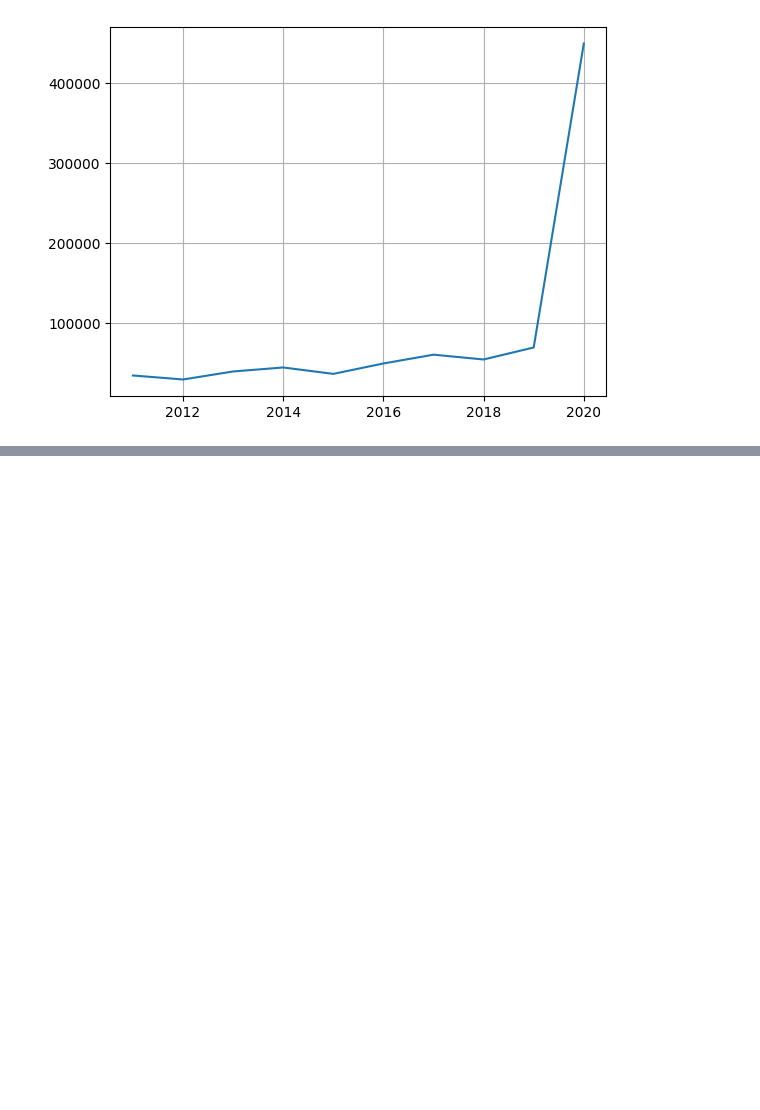
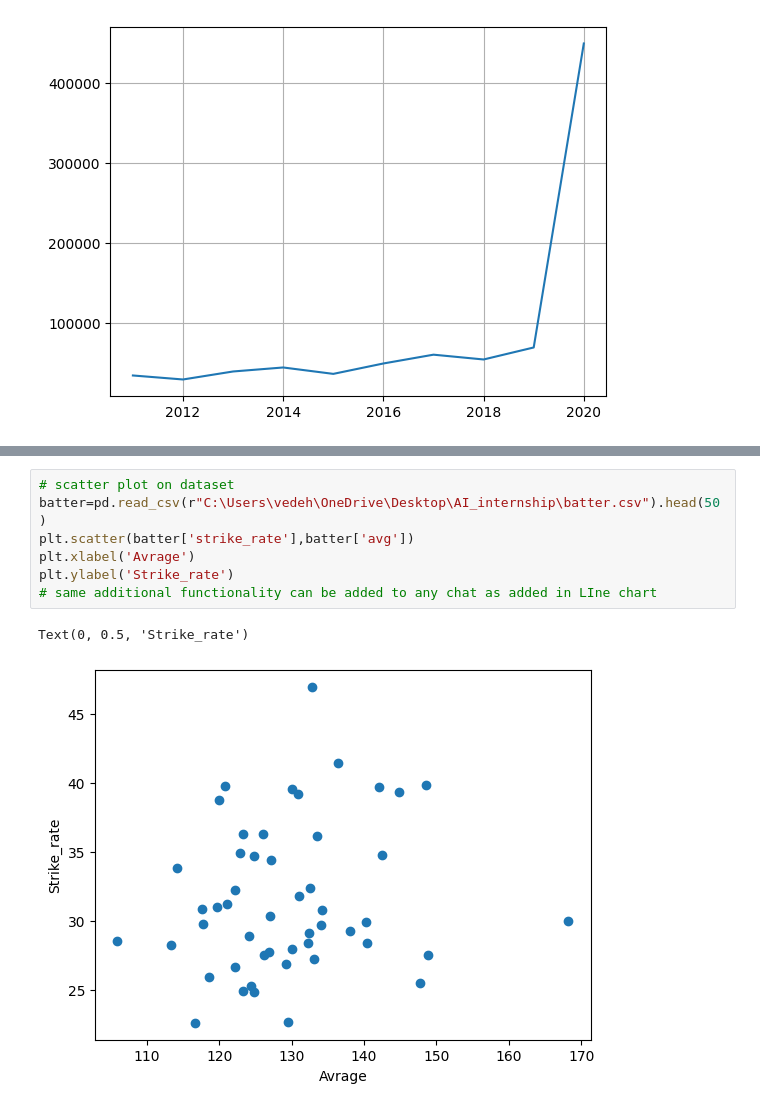
Before and after one commit to Rohit8022/AI-internship-training, a Jupyter notebook: Matplotlib.ipynb, the cells around one changed output, grey strips where cells are left out. Drawn from its saved outputs; the diff is of its cells as text; blank space fills up the shorter version.

```diff
--- a/Matplotlib.ipynb
+++ b/Matplotlib.ipynb
@@ -58,0 +70,10 @@ plt.grid() #to see the pts clearly properly
+# %%
+# scatter plot on dataset
+batter=pd.read_csv(r"C:\Users\vedeh\OneDrive\Desktop\AI_internship\batter.csv").head(50)
+plt.scatter(batter['strike_rate'],batter['avg'])
+plt.xlabel('Avrage')
+plt.ylabel('Strike_rate')
+# same additional functionality can be added to any chat as added in LIne chart
+# %% [output]
+Text(0, 0.5, 'Strike_rate')
+[figure, added]
```
Also changed, not shown: parts of 6 cells of this notebook, 1 other file.
